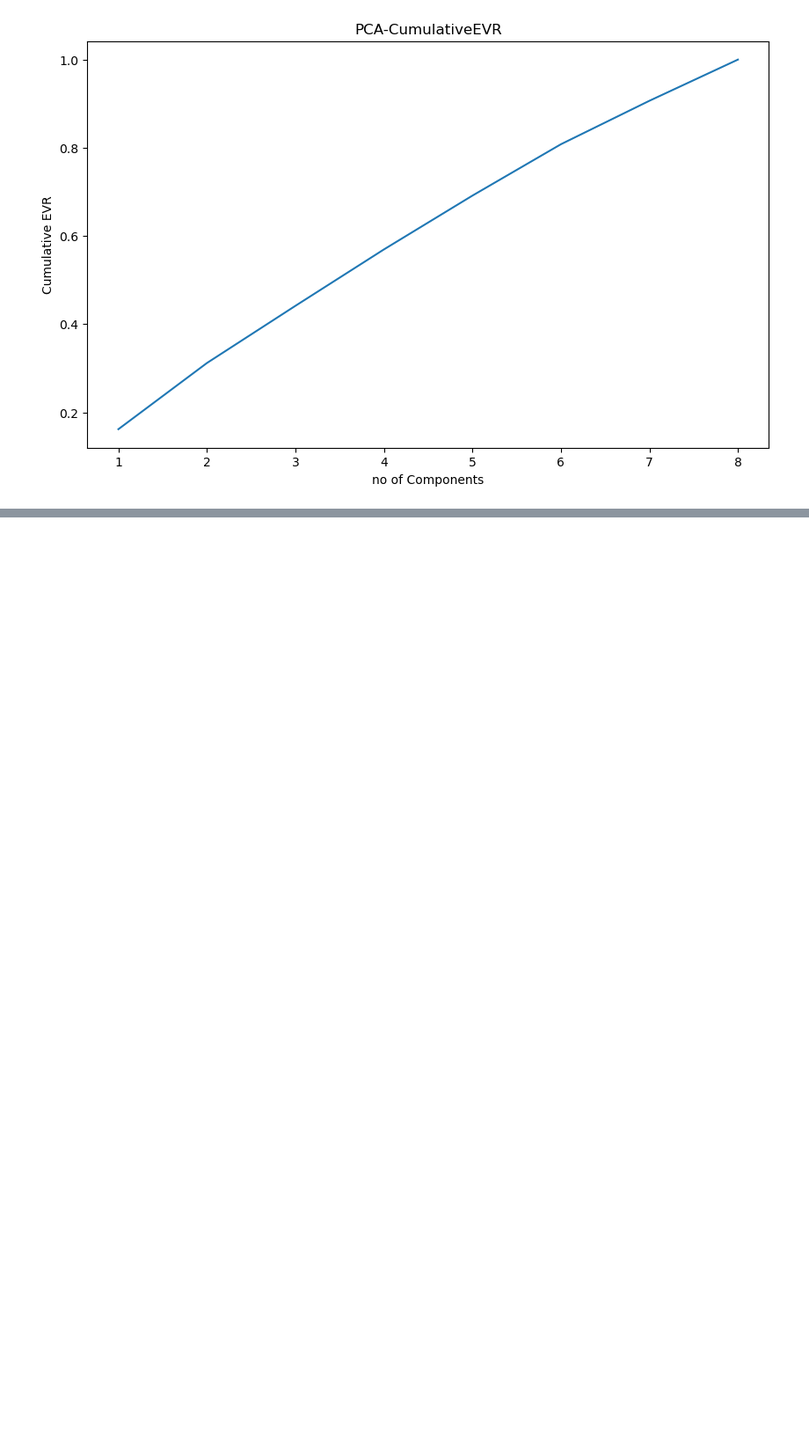
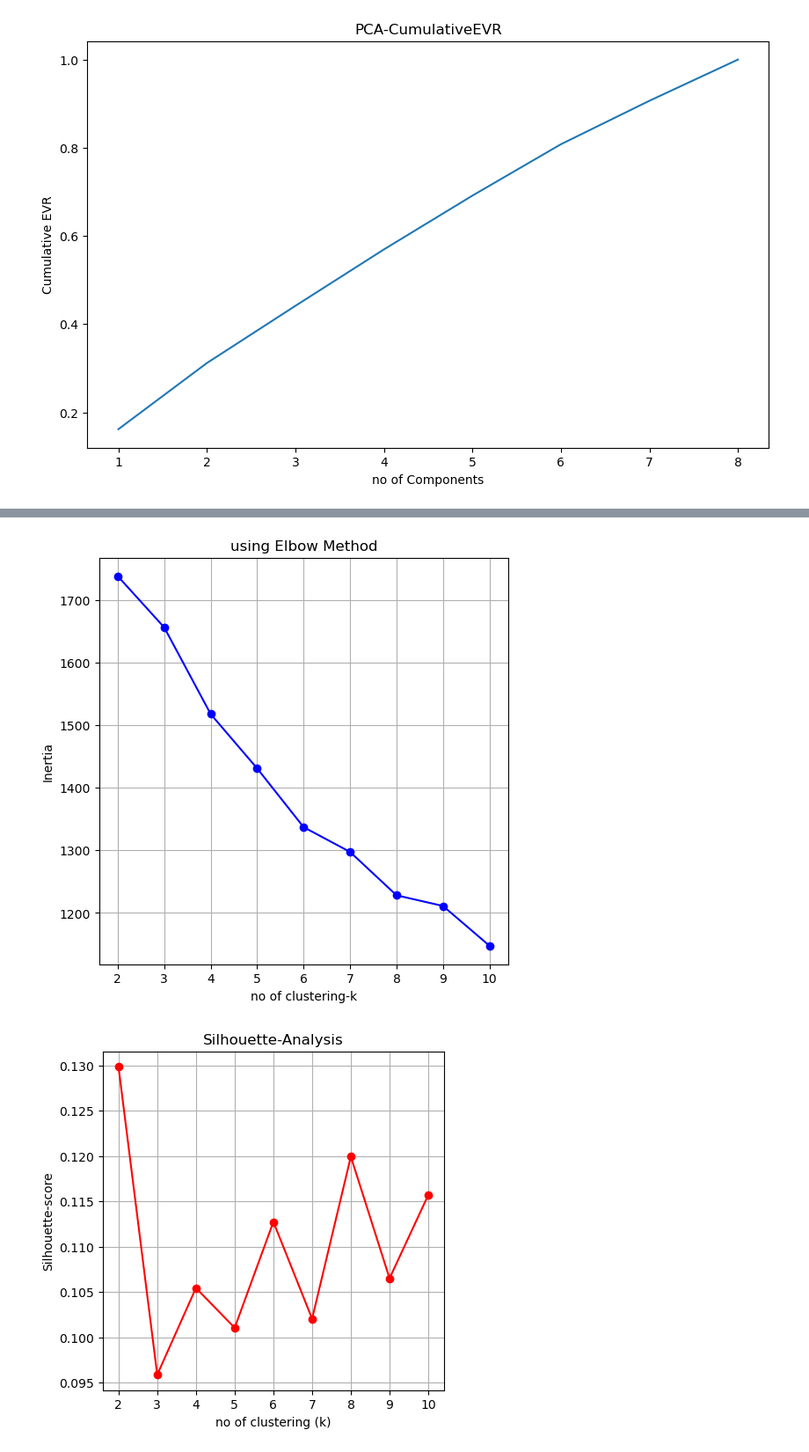
Before and after one commit to srinijalanda93/Adavance_ML, a Jupyter notebook: ETE-1/ETE1_26.ipynb, the cells around one changed output, grey strips where cells are left out. Shown at 88% size. Drawn from its saved outputs; the diff is of its cells as text; code cells hidden in the pictures; blank space fills up the shorter version.

```diff
--- a/ETE-1/ETE1_26.ipynb
+++ b/ETE-1/ETE1_26.ipynb
@@ -135,0 +162,32 @@ silhouette_scores_birch = []
+# %%
+# K-Means for different cluster numbers
+K = range(2, 11)  # testing clusters from 2 to 10
+inertias = []  # for K-Means elbow methodfor within clustering we can use ss
+silhouette_scores = []  # for measuring cluster quality
+
+for k in K:
+    kmeans = KMeans(n_clusters=k, random_state=42)
+    kmeans_labels = kmeans.fit_predict(features_df)
+    inertias.append(kmeans.inertia_)
+    silhouette_scores.append(silhouette_score(features_df, kmeans_labels))
+# %%
+#elbow Method
+plt.figure(figsize=(6,6))
+plt.plot(K, inertias, 'bo-')
+plt.xlabel('no of clustering-k')
+plt.ylabel('Inertia')
+plt.title('using Elbow Method')
+plt.grid(True)
+plt.show()
+
+#Silhouette Analysis
+plt.figure(figsize=(5,5))
+plt.plot(K, silhouette_scores, 'ro-')
+plt.xlabel('no of clustering (k)')
+plt.ylabel('Silhouette-score')
+plt.title('Silhouette-Analysis')
+plt.grid(True)
+plt.show()
+# %% [output]
+[figure, added]
+[figure, added]
```
Also changed, not shown: parts of 10 cells of this notebook, 2 other files.
